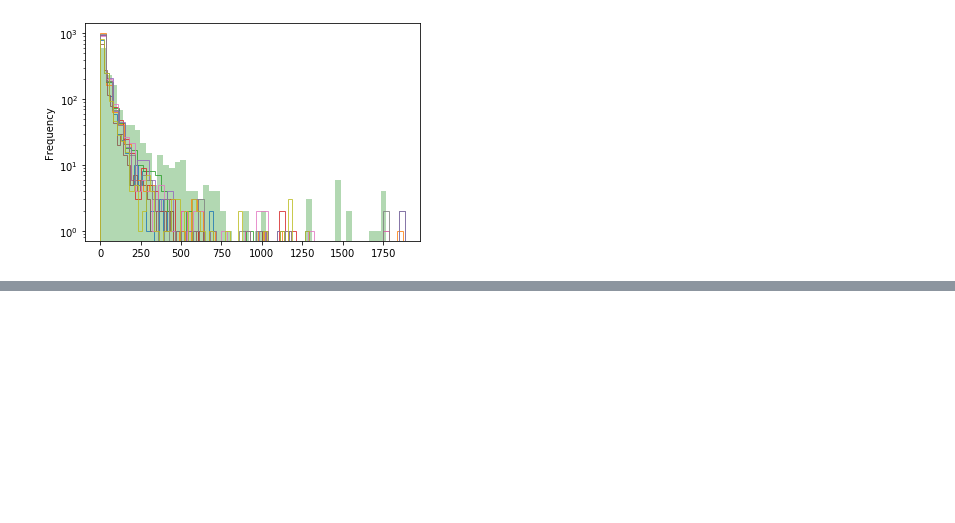
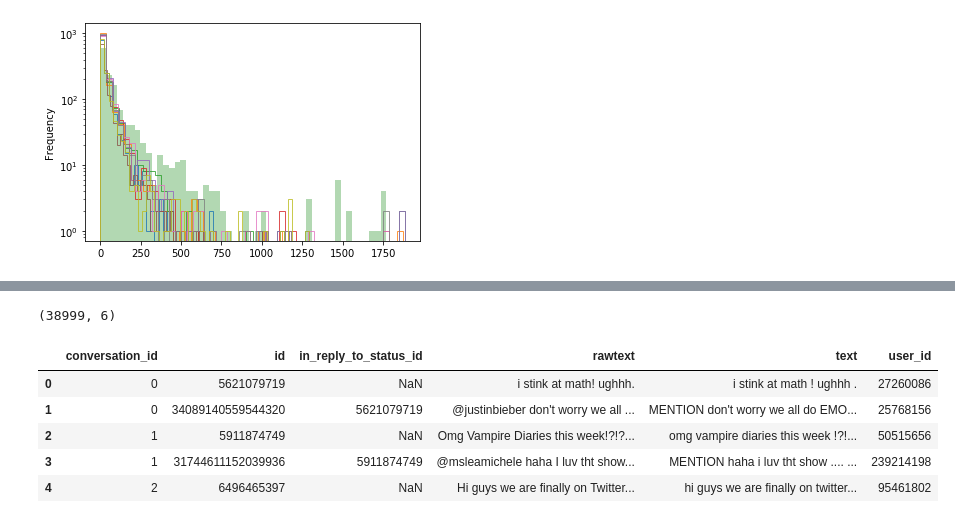
Before and after one commit to johnnytorres/recsys_twconv_s2s, a Jupyter notebook: analysis/eda_trec.ipynb, the cells around one changed output, grey strips where cells are left out. Saved outputs shown, nothing was run; the diff lists cells and outputs as text; code cells hidden in the pictures; blank space fills up the shorter version.

```diff
--- a/analysis/eda_trec.ipynb
+++ b/analysis/eda_trec.ipynb
@@ -188,0 +204,16 @@ plt.yscale('log')
+# %%
+cols = ['conversation_id' , 'id', 'in_reply_to_status_id', 'rawtext', 'text', 'user_id']
+path = os.path.join(data_dir, 'tweets_TREC.data')
+ds = pd.read_csv(path, sep='\t', header=None, names=cols, dtype=object)
+ds.shape
+# %% [output]
+(38999, 6)
+# %%
+ds.head()
+# %% [output]
+|  | conversation_id | id | in_reply_to_status_id | rawtext | text | user_id |
+| 0 | 0 | 5621079719 | NaN | i stink at math! ughhh. | i stink at math ! ughhh . | 27260086 |
+| 1 | 0 | 34089140559544320 | 5621079719 | @justinbieber don't worry we all ... | MENTION don't worry we all do EMO... | 25768156 |
+| 2 | 1 | 5911874749 | NaN | Omg Vampire Diaries this week!?!?... | omg vampire diaries this week !?!... | 50515656 |
+| 3 | 1 | 31744611152039936 | 5911874749 | @msleamichele haha I luv tht show... | MENTION haha i luv tht show .... ... | 239214198 |
+| 4 | 2 | 6496465397 | NaN | Hi guys we are finally on Twitter... | hi guys we are finally on twitter... | 95461802 |
```
Also changed, not shown: parts of 13 cells of this notebook, 2 other files.
